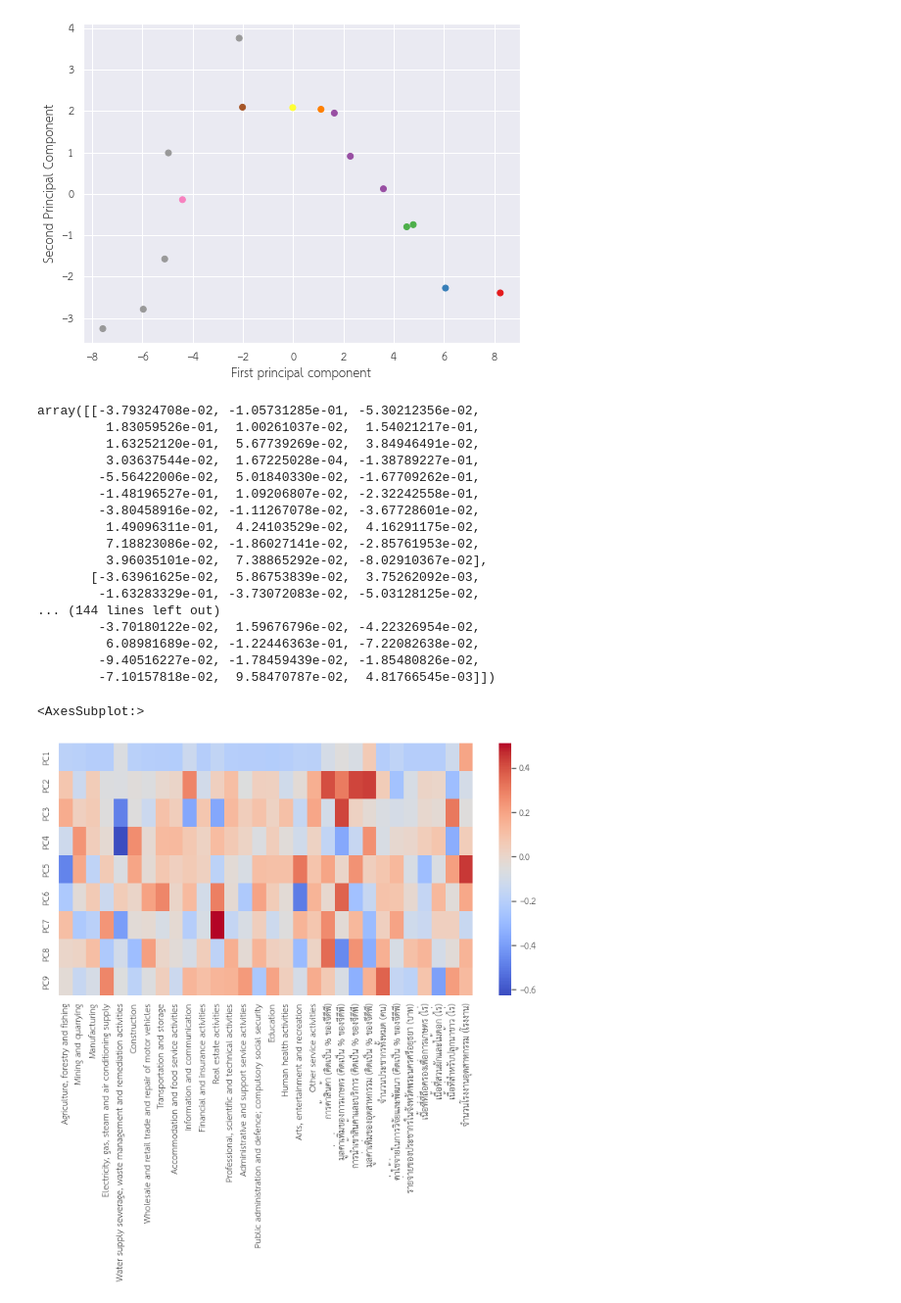
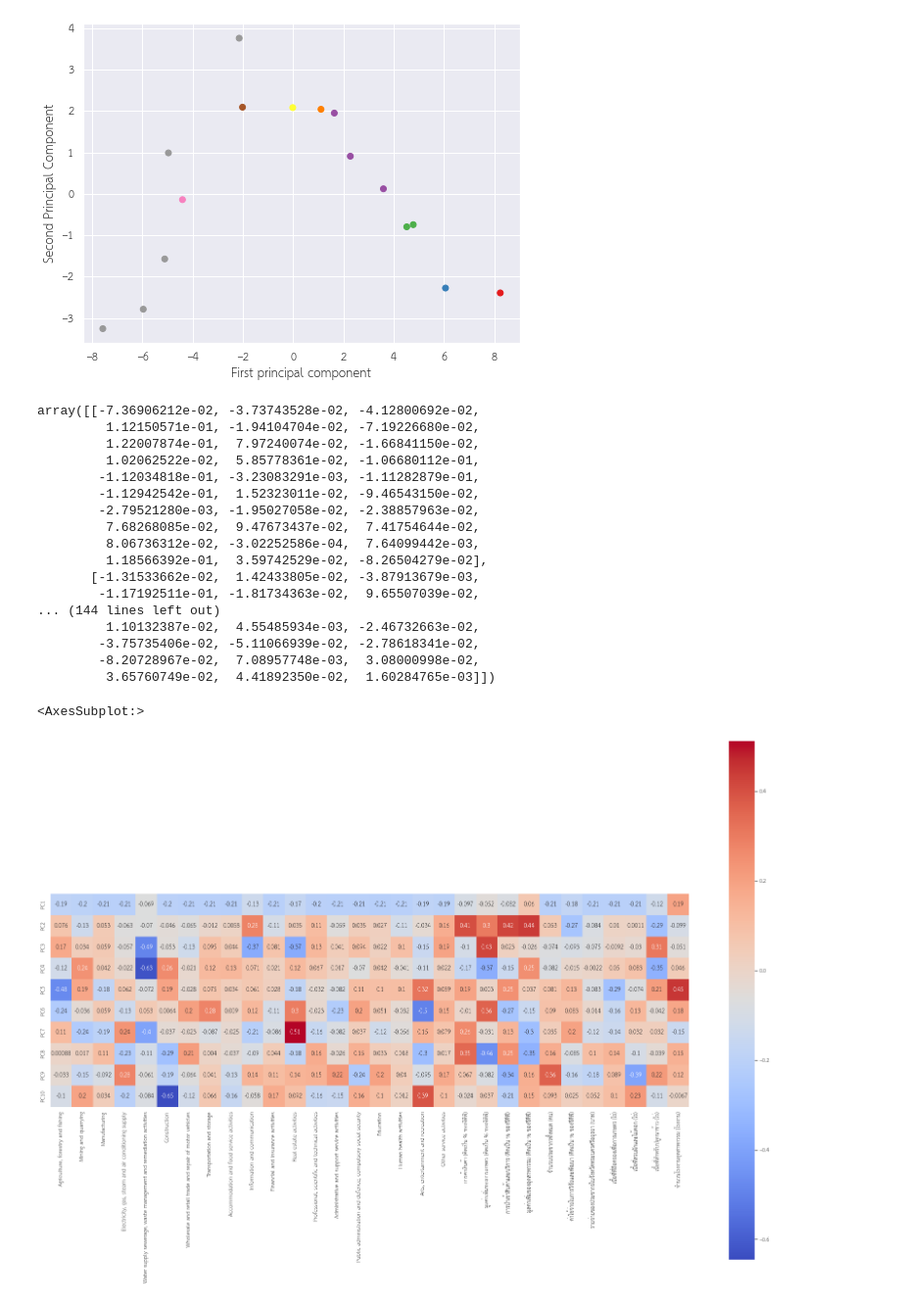
Before and after one commit to pant411/final_stat_pant, a Jupyter notebook: part1_dimen_ayth.ipynb, the cells around one changed output. Shown at 98% size. Cells and saved outputs as stored; diff of their text form; code cells hidden in the pictures.

```diff
--- a/part1_dimen_ayth.ipynb
+++ b/part1_dimen_ayth.ipynb
@@ -939,5 +969,5 @@ sns.heatmap(temp_df3,cmap='coolwarm')
 # %%
-num_components=9
-pca9 = PCA(n_components=num_components)
-pca9.fit(sk_scaled_X_train)
+num_components=10
+pca10 = PCA(n_components=num_components)
+pca10.fit(sk_scaled_X_train)
 # %% [output]
@@ -990,32 +1020,36 @@ plt.ylabel('Second Principal Component')
 Text(0, 0.5, 'Second Principal Component')
 [figure]
 # %%
-sk_derived_X_train = pca9.inverse_transform(sk_X_train_transformed)
+sk_derived_X_train = pca10.inverse_transform(sk_X_train_transformed)
 sk_derived_X_train - sk_scaled_X_train
 # %% [output]
-array([[-3.79324708e-02, -1.05731285e-01, -5.30212356e-02,
-         1.83059526e-01,  1.00261037e-02,  1.54021217e-01,
-         1.63252120e-01,  5.67739269e-02,  3.84946491e-02,
-         3.03637544e-02,  1.67225028e-04, -1.38789227e-01,
-        -5.56422006e-02,  5.01840330e-02, -1.67709262e-01,
-        -1.48196527e-01,  1.09206807e-02, -2.32242558e-01,
-        -3.80458916e-02, -1.11267078e-02, -3.67728601e-02,
-         1.49096311e-01,  4.24103529e-02,  4.16291175e-02,
-         7.18823086e-02, -1.86027141e-02, -2.85761953e-02,
-         3.96035101e-02,  7.38865292e-02, -8.02910367e-02],
-       [-3.63961625e-02,  5.86753839e-02,  3.75262092e-03,
-        -1.63283329e-01, -3.73072083e-02, -5.03128125e-02,
+array([[-7.36906212e-02, -3.73743528e-02, -4.12800692e-02,
+         1.12150571e-01, -1.94104704e-02, -7.19226680e-02,
+         1.22007874e-01,  7.97240074e-02, -1.66841150e-02,
+         1.02062522e-02,  5.85778361e-02, -1.06680112e-01,
+        -1.12034818e-01, -3.23083291e-03, -1.11282879e-01,
+        -1.12942542e-01,  1.52323011e-02, -9.46543150e-02,
+        -2.79521280e-03, -1.95027058e-02, -2.38857963e-02,
+         7.68268085e-02,  9.47673437e-02,  7.41754644e-02,
+         8.06736312e-02, -3.02252586e-04,  7.64099442e-03,
+         1.18566392e-01,  3.59742529e-02, -8.26504279e-02],
+       [-1.31533662e-02,  1.42433805e-02, -3.87913679e-03,
+        -1.17192511e-01, -1.81734363e-02,  9.65507039e-02,
 ... (144 lines left out)
-        -3.70180122e-02,  1.59676796e-02, -4.22326954e-02,
-         6.08981689e-02, -1.22446363e-01, -7.22082638e-02,
-        -9.40516227e-02, -1.78459439e-02, -1.85480826e-02,
-        -7.10157818e-02,  9.58470787e-02,  4.81766545e-03]])
+         1.10132387e-02,  4.55485934e-03, -2.46732663e-02,
+        -3.75735406e-02, -5.11066939e-02, -2.78618341e-02,
+        -8.20728967e-02,  7.08957748e-03,  3.08000998e-02,
+         3.65760749e-02,  4.41892350e-02,  1.60284765e-03]])
 # %%
-temp_df3 = pd.DataFrame(pca9.components_, columns=X.columns)
-temp_df3.rename(index={0: "PC1", 1: "PC2", 2:"PC3", 3:"PC4", 4:"PC5", 5:"PC6", 6:"PC7", 7:"PC8", 8:"PC9"}, inplace=True)
+temp_df3 = pd.DataFrame(pca10.components_, columns=X.columns)
+temp_df3.rename(index={0: "PC1", 1: "PC2", 2:"PC3", 3:"PC4", 4:"PC5", 5:"PC6", 6:"PC7", 7:"PC8", 8:"PC9", 9:"PC10"}, inplace=True)
 
-plt.figure(figsize=(12,6))
-sns.heatmap(temp_df3,cmap='coolwarm')
+plt.figure(figsize=(30,20))
+
+sns.heatmap(temp_df3,cmap='coolwarm',
+            annot=True,
+            square=True,
+            linecolor=(0,0,0))
 # %% [output]
 <AxesSubplot:>
-[figure, old version]
+[figure, new version]
```
Also changed, not shown: parts of 16 cells of this notebook, 10 other files.
